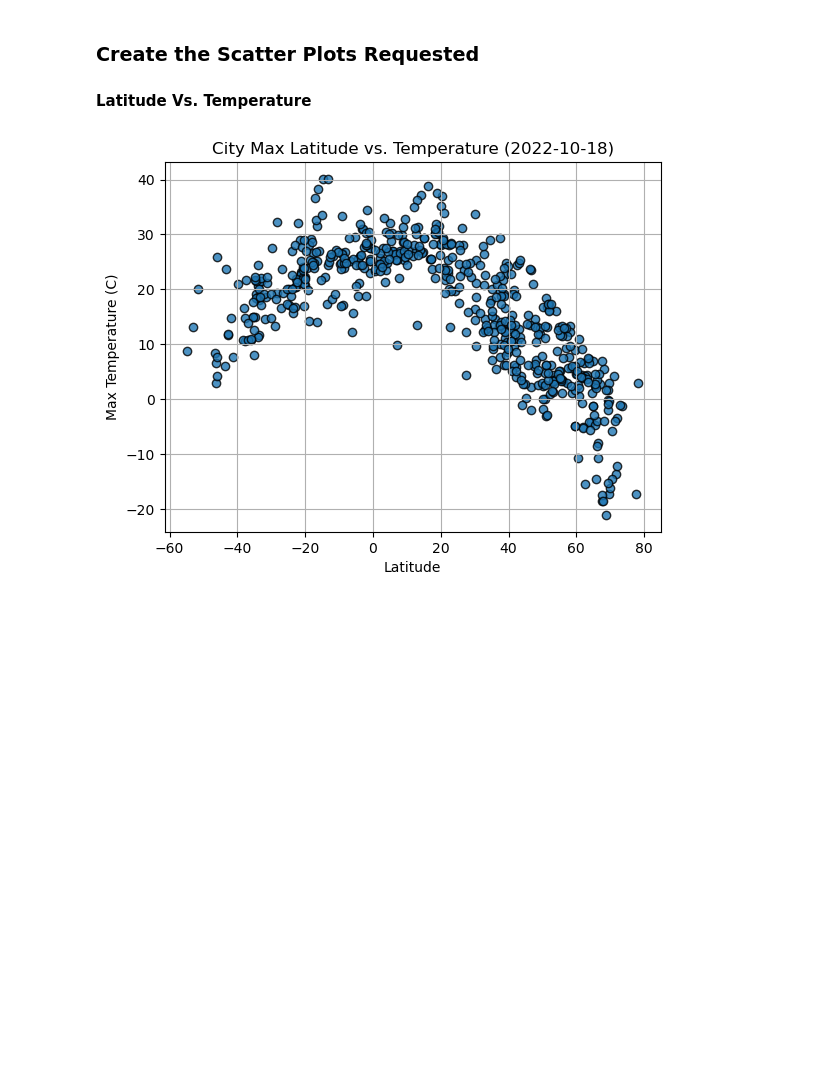
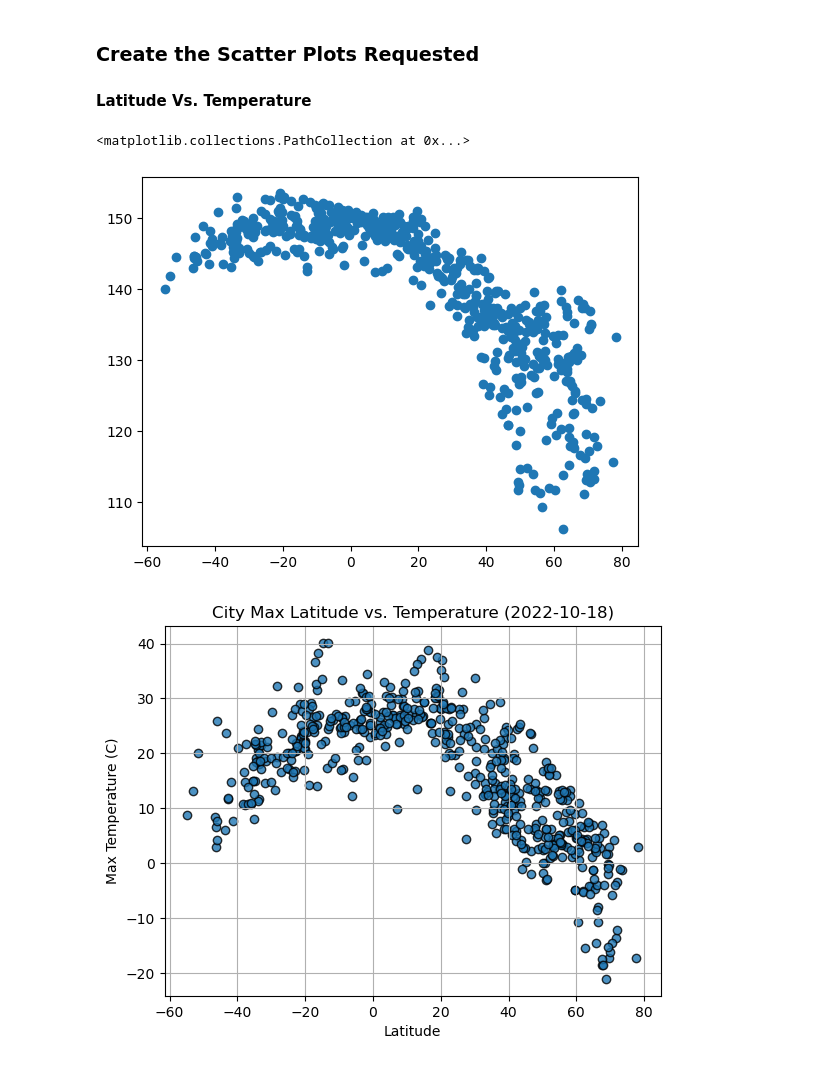
Before and after one commit to joelpangilinan/python-api-challenge, a Jupyter notebook: challenge-assignment/WeatherPy-Copy1.ipynb, the cells around one changed output. Saved outputs shown, nothing was run; the diff lists cells and outputs as text; code cells hidden in the pictures; blank space fills up the shorter version.

```diff
--- a/challenge-assignment/WeatherPy-Copy1.ipynb
+++ b/challenge-assignment/WeatherPy-Copy1.ipynb
@@ -193,3 +196,20 @@ city_data_df.head()
 ### Create the Scatter Plots Requested
 
 #### Latitude Vs. Temperature
+# %%
+# Build scatter plot for latitude vs. temperature
+# plt.scatter(mouse_weight, average_tumor_volume)
+plt.scatter(city_data_df["Lat"], city_data_df["Max Temp"])
+
+
+# Incorporate the other graph properties
+# YOUR CODE HERE
+
+# Save the figure
+#plt.savefig("output_data/Fig1.png")
+
+# Show plot
+#plt.show()
+# %% [output]
+<matplotlib.collections.PathCollection at 0x...>
+[figure, added]
```
Also changed, not shown: parts of 4 cells of this notebook, 1 other file.
